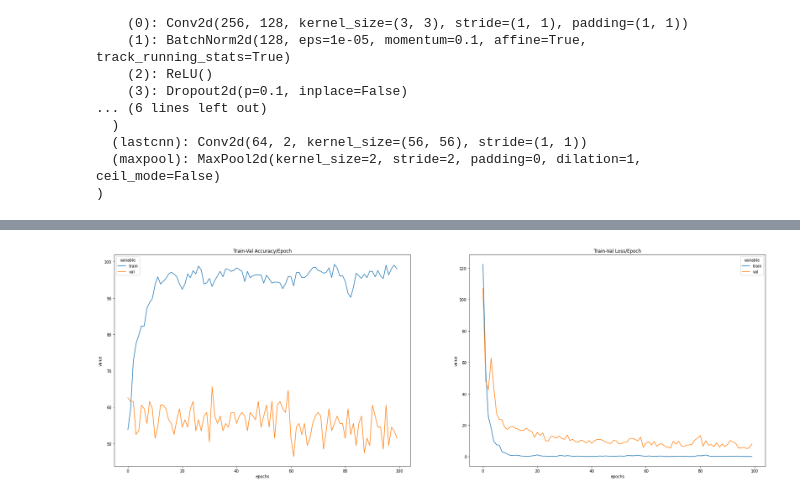
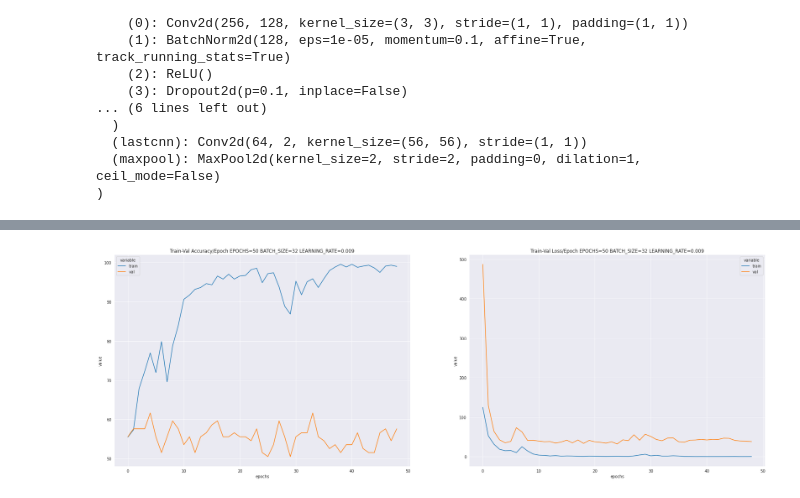
Before and after one commit to mxochicale/code, a Jupyter notebook: pytorch/examples/binary_image_classification/Binary_Image_Classification.ipynb, the cells around one changed output, grey strips where cells are left out. Drawn from its saved outputs; the diff is of its cells as text; code cells hidden in the pictures.

Commit message:
updates notebooks pytorch/examples/binary_image_classification/Binary_Image_Classification.ipynb and adds results

```diff
--- a/pytorch/examples/binary_image_classification/Binary_Image_Classification.ipynb
+++ b/pytorch/examples/binary_image_classification/Binary_Image_Classification.ipynb
@@ -15,6 +20,9 @@ from sklearn.metrics import classification_report, confusion_matrix
 # %%
 np.random.seed(0)
 torch.manual_seed(0)
+%matplotlib inline
+sns.set_style('darkgrid')
+
 
 device = torch.device("cuda" if torch.cuda.is_available() else "cpu")
 print("We're using =>", device)
@@ -85,6 +101,9 @@ hotdog_dataset_indices = list(range(hotdog_dataset_size))
 #print(hotdog_dataset_indices) # [0, 1, 2, 3 ...... 495, 496, 497]
 
 np.random.shuffle(hotdog_dataset_indices)
+
+################################################################
+# We choose the split index to be 20% (0.2) of the dataset size.
 
 # train_split_index = int(np.floor(0.03 * hotdog_dataset_size))
 # val_split_index = int(np.floor(0.97 * hotdog_dataset_size))
@@ -101,7 +120,7 @@ train_sampler = SubsetRandomSampler(train_idx)
 val_sampler = SubsetRandomSampler(val_idx)
 
 
-train_loader = DataLoader(dataset=hotdog_dataset, shuffle=False, batch_size=8, sampler=train_sampler)
+train_loader = DataLoader(dataset=hotdog_dataset, shuffle=False, batch_size=BATCH_SIZE, sampler=train_sampler)
 val_loader = DataLoader(dataset=hotdog_dataset, shuffle=False, batch_size=1, sampler=val_sampler)
 
 
@@ -192,37 +240,11 @@ torch.Size([3, 224, 224])
 # %%
-class HotDogClassifier(nn.Module):
-    def __init__(self):
-        super(HotDogClassifier, self).__init__()
-        self.block1 = self.conv_block(c_in=3, c_out=256, dropout=0.1, kernel_size=5, stride=1, padding=2)
-        self.block2 = self.conv_block(c_in=256, c_out=128, dropout=0.1, kernel_size=3, stride=1, padding=1)
-        self.block3 = self.conv_block(c_in=128, c_out=64, dropout=0.1, kernel_size=3, stride=1, padding=1)
-        self.lastcnn = nn.Conv2d(in_channels=64, out_channels=2, kernel_size=56, stride=1, padding=0)
-        self.maxpool = nn.MaxPool2d(kernel_size=2, stride=2)
-
-    def forward(self, x):
-        x = self.block1(x)
-        x = self.maxpool(x)
-        x = self.block2(x)
-        x = self.block3(x)
-        x = self.maxpool(x)
-        x = self.lastcnn(x)
-        return x
-
-    def conv_block(self, c_in, c_out, dropout,  **kwargs):
-        seq_block = nn.Sequential(
-            nn.Conv2d(in_channels=c_in, out_channels=c_out, **kwargs),
-            nn.BatchNorm2d(num_features=c_out),
-            nn.ReLU(),
-            nn.Dropout2d(p=dropout)
-        )
-        return seq_block
 
 
 model = HotDogClassifier()
 model.to(device)
 print(model)
 criterion = nn.CrossEntropyLoss()
-optimizer = optim.Adam(model.parameters(), lr=0.008)
+optimizer = optim.Adam(model.parameters(), lr=LEARNING_RATE)
 # %% [output]
 HotDogClassifier(
   (block1): Sequential(
@@ -267,7 +289,7 @@ loss_stats = {
 
 
 print("Begin training.")
-epoch_number = 101
+epoch_number = EPOCHS
 
 for e in tqdm(range(1, epoch_number)):
 
@@ -307,6 +329,5 @@ for e in tqdm(range(1, epoch_number)):
     accuracy_stats['val'].append(val_epoch_acc/len(val_loader))
 
     print(f'Epoch {e+0:02}: | Train Loss: {train_epoch_loss/len(train_loader):.5f} | Val Loss: {val_epoch_loss/len(val_loader):.5f} | Train Acc: {train_epoch_acc/len(train_loader):.3f}| Val Acc: {val_epoch_acc/len(val_loader):.3f}')
-    print(f'Epoch {e+0:02}:' )
 # %% [output]
 Begin training.
@@ -349,6 +359,6 @@ train_val_loss_df = pd.DataFrame.from_dict(loss_stats).reset_index().melt(id_var
 #print(train_val_loss_df)
 
 fig, axes = plt.subplots(nrows=1, ncols=2, figsize=(30,10))
-sns.lineplot(data=train_val_acc_df, x = "epochs", y="value", hue="variable",  ax=axes[0]).set_title('Train-Val Accuracy/Epoch')
-sns.lineplot(data=train_val_loss_df, x = "epochs", y="value", hue="variable", ax=axes[1]).set_title('Train-Val Loss/Epoch')
+sns.lineplot(data=train_val_acc_df, x = "epochs", y="value", hue="variable",  ax=axes[0]).set_title(f'Train-Val Accuracy/Epoch EPOCHS={EPOCHS} BATCH_SIZE={BATCH_SIZE} LEARNING_RATE={LEARNING_RATE}')
+sns.lineplot(data=train_val_loss_df, x = "epochs", y="value", hue="variable", ax=axes[1]).set_title(f'Train-Val Loss/Epoch EPOCHS={EPOCHS} BATCH_SIZE={BATCH_SIZE} LEARNING_RATE={LEARNING_RATE}')
 # %% [output]
@@ -356,4 +366,4 @@ Text(0.5, 1.0, 'Train-Val Loss/Epoch')
-[figure, old version]
+[figure, new version]
 # %%
 
 y_pred_list = []
```
Also changed, not shown: parts of 11 cells of this notebook, 9 other files.
